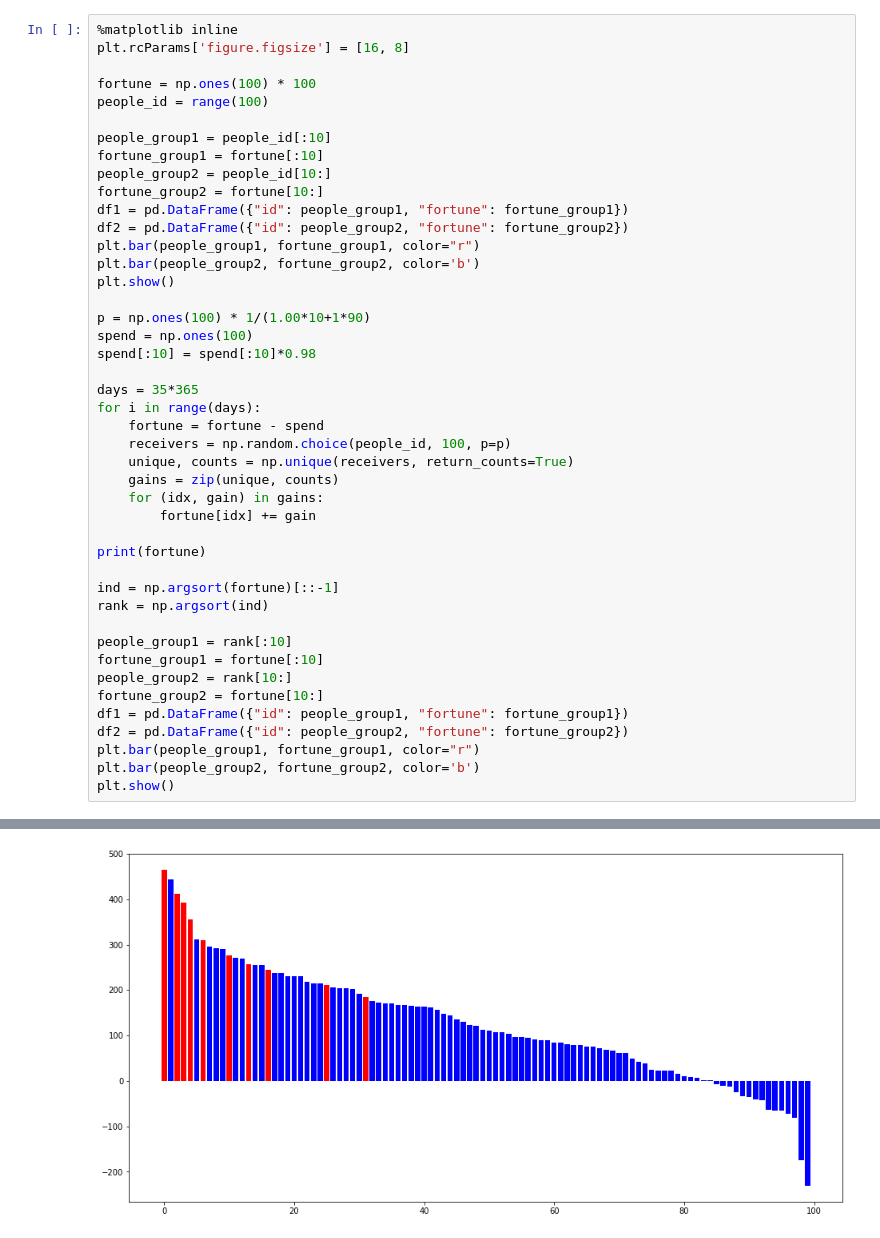
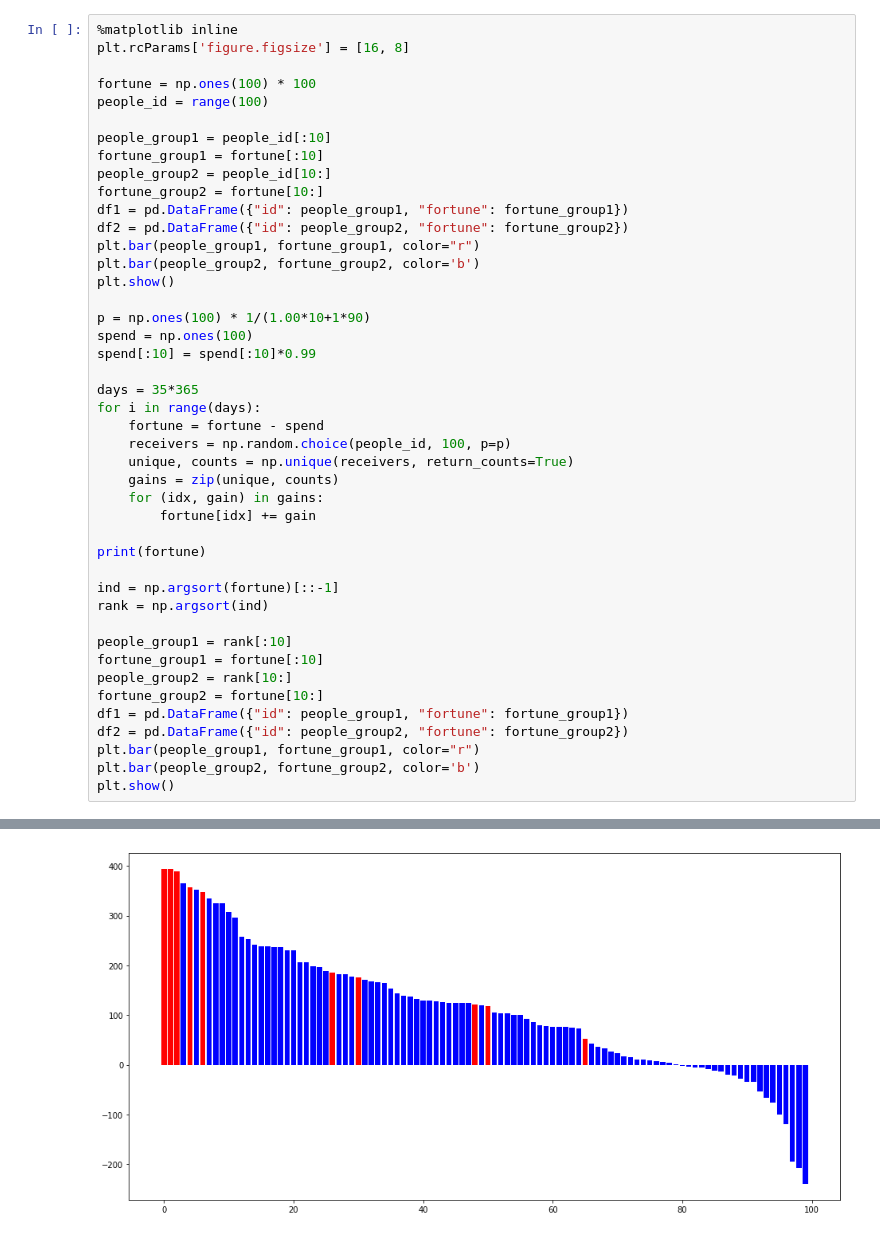
Before and after one commit to pythonml/fate, a Jupyter notebook: fate.ipynb, the cells around one changed output, grey strips where cells are left out. Cells and saved outputs as stored; diff of their text form.

```diff
--- a/fate.ipynb
+++ b/fate.ipynb
@@ -78,7 +82,7 @@ plt.show()
 
 p = np.ones(100) * 1/(1.00*10+1*90)
 spend = np.ones(100)
-spend[:10] = spend[:10]*0.98
+spend[:10] = spend[:10]*0.99
 
 days = 35*365
 for i in range(days):
@@ -118 +124 @@ plt.show()
-[figure, old version]
+[figure, new version]
```
Also changed, not shown: parts of 6 cells of this notebook.
